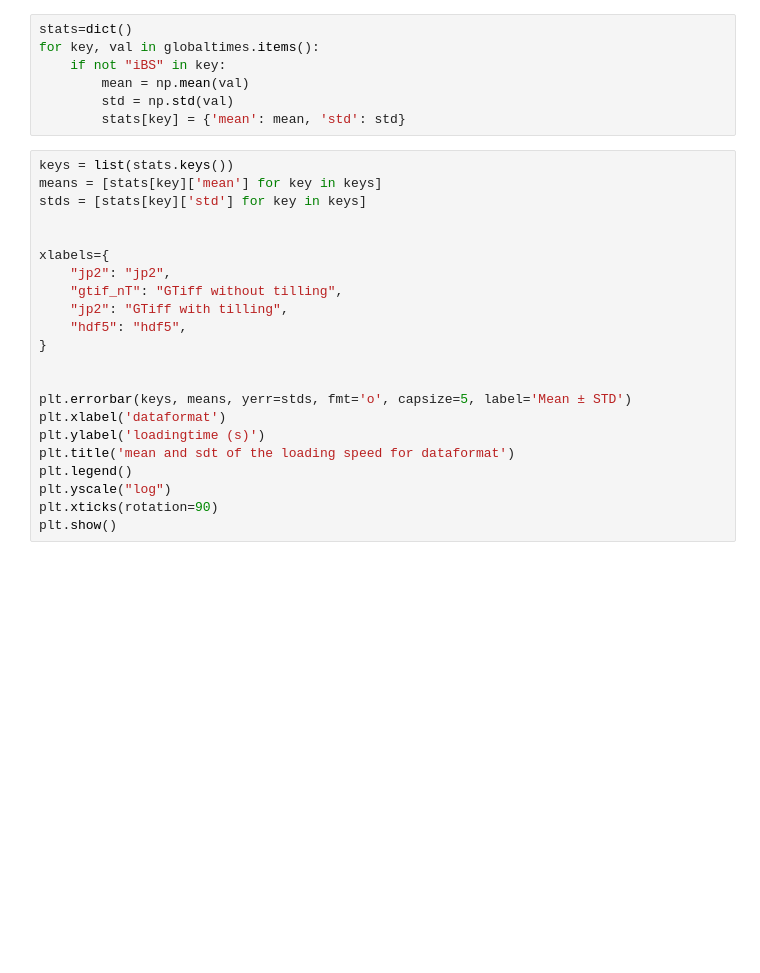
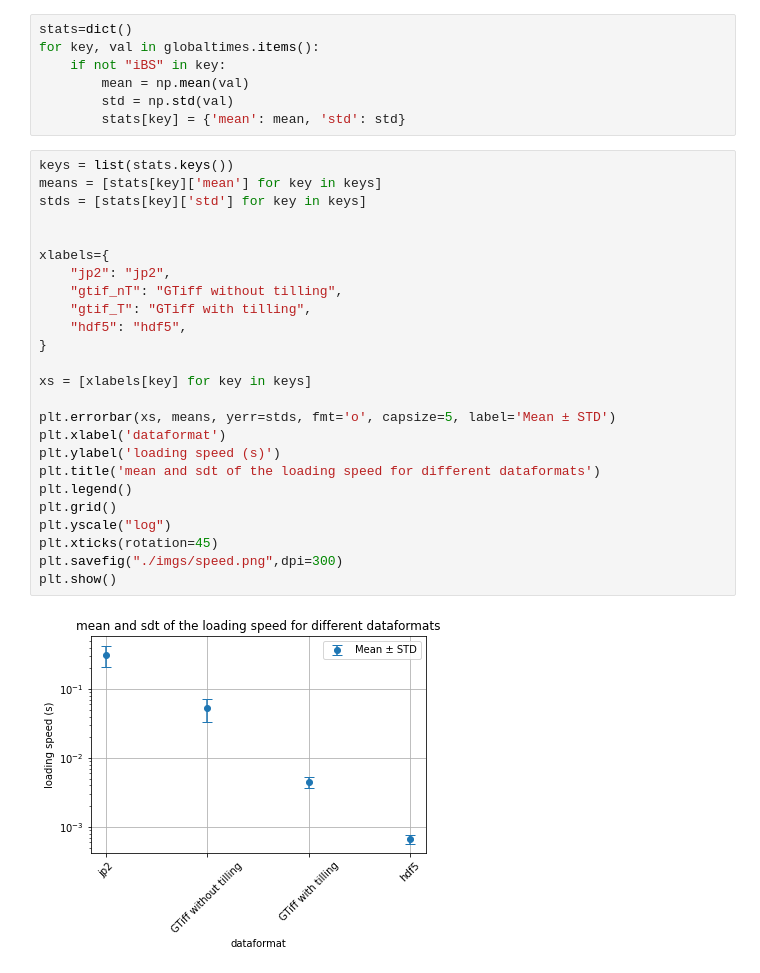
Before and after one commit to JonathanPrexl/reading-speed-comparison-for-satellite-raster-data, a Jupyter notebook: loadingSpeedComperison.ipynb, the cells around one changed output. Drawn from its saved outputs; the diff is of its cells as text; blank space fills up the shorter version.

Commit message:
add figure

```diff
--- a/loadingSpeedComperison.ipynb
+++ b/loadingSpeedComperison.ipynb
@@ -354,22 +360,27 @@ for key, val in globaltimes.items():
 # %%
 keys = list(stats.keys())
 means = [stats[key]['mean'] for key in keys]
 stds = [stats[key]['std'] for key in keys]
 
 
 xlabels={
     "jp2": "jp2",
     "gtif_nT": "GTiff without tilling",
-    "jp2": "GTiff with tilling",
+    "gtif_T": "GTiff with tilling",
     "hdf5": "hdf5",
 }
 
+xs = [xlabels[key] for key in keys]
 
-plt.errorbar(keys, means, yerr=stds, fmt='o', capsize=5, label='Mean ± STD')
+plt.errorbar(xs, means, yerr=stds, fmt='o', capsize=5, label='Mean ± STD')
 plt.xlabel('dataformat')
-plt.ylabel('loadingtime (s)')
-plt.title('mean and sdt of the loading speed for dataformat')
+plt.ylabel('loading speed (s)')
+plt.title('mean and sdt of the loading speed for different dataformats')
 plt.legend()
+plt.grid()
 plt.yscale("log")
-plt.xticks(rotation=90)
+plt.xticks(rotation=45)
+plt.savefig("./imgs/speed.png",dpi=300)
 plt.show()
+# %% [output]
+[figure, added]
```
Also changed, not shown: parts of 3 cells of this notebook, 2 other files.
